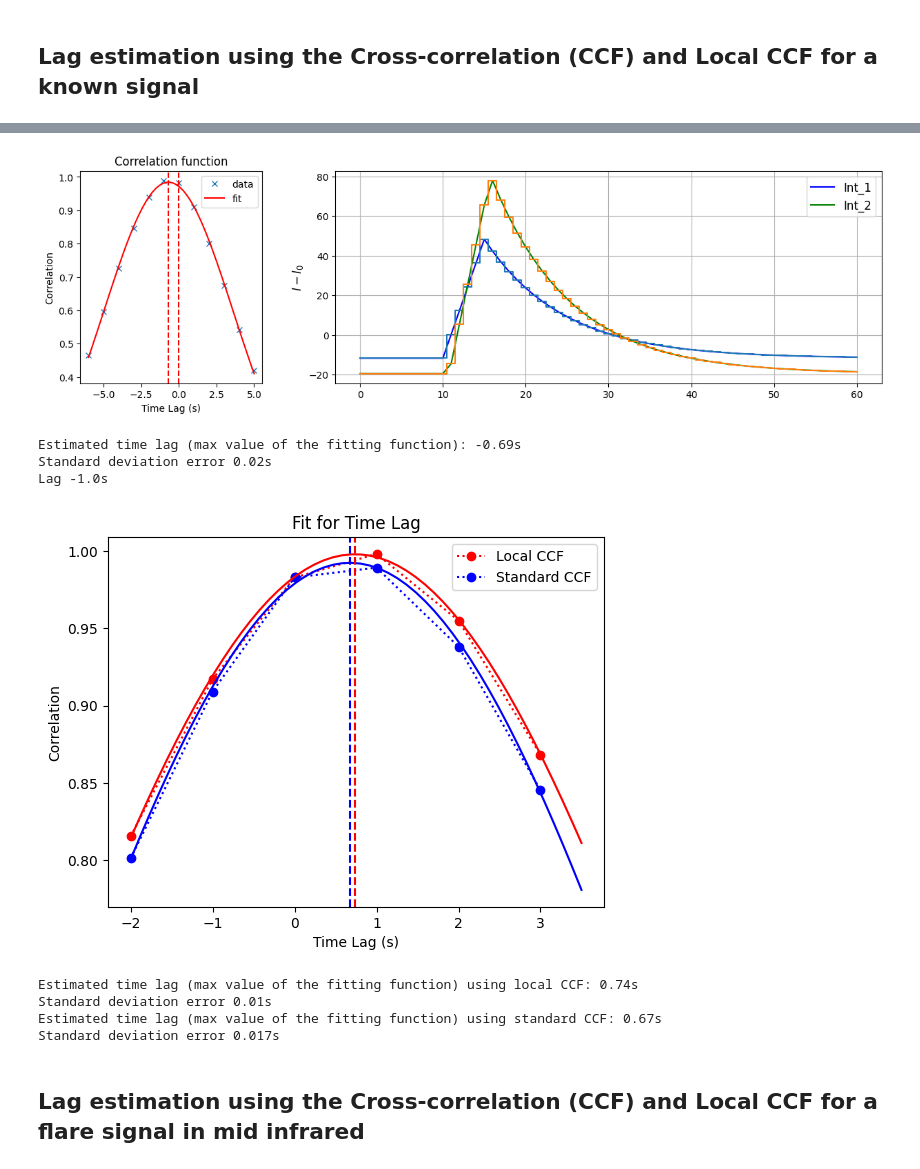
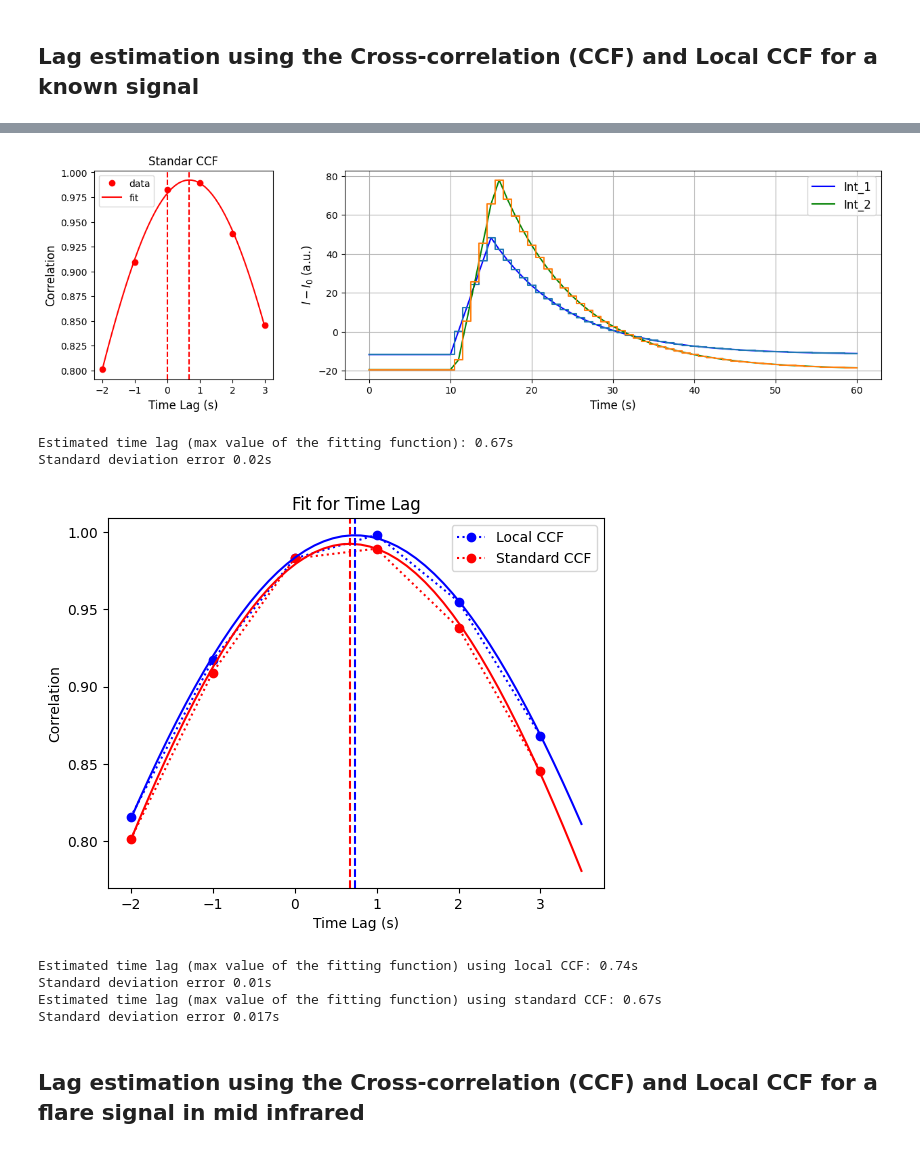
Before and after one commit to miguelrq21-spec/Delay-observations-mid-infrared-channels-in-solar-flare-footpoints, a Jupyter notebook: Code.ipynb, the cells around one changed output, grey strips where cells are left out. Saved outputs shown, nothing was run; the diff lists cells and outputs as text; code cells hidden in the pictures.

```diff
--- a/Code.ipynb
+++ b/Code.ipynb
@@ -318,5 +371,5 @@ plt.show()
 # %%
-#Using a flare function with a known lag of 0.45s:
+#Using a flare function with a known lag of 0.75s:
 #Flare light curve modeled as linear growth followed by a potencial decrese
 def flare(x,t0,h,k,a):
     r = []
@@ -339,8 +392,8 @@ def gaus(x,a,x0,sigma):
 lt=61#lenght of time series
 st=60/(lt-1) #step size in time
 na=0 #Noise Amplitude
-ns_1=6#Number of seconds to consider un the fit
-ns_2=5
+ns_1=2#Number of seconds to consider un the fit
+ns_2=3
 ttl=0.75 #theoretical time lag
 
 noise_1 = np.random.uniform(low=-na, high=na, size=(lt))
@@ -354,7 +407,7 @@ mean_Int_1=np.mean(Int_1)
 mean_Int_2=np.mean(Int_2)
 Norm=np.std(Int_1)*np.std(Int_2)*len(Int_1)
 
-correlation = signal.correlate(Int_1-mean_Int_1, Int_2-mean_Int_2, mode="full")/Norm
+correlation = signal.correlate(Int_2-mean_Int_2,Int_1-mean_Int_1,  mode="full")/Norm
 lags = signal.correlation_lags(Int_1.size, Int_2.size, mode="full")
 lag = lags[np.argmax(correlation)]
 
@@ -362,44 +415,42 @@ x=lags[round(len(lags)/2-ns_1/st):round(len(lags)/2+ns_2/st)]*st
 y=correlation[round(len(lags)/2-ns_1/st):round(len(lags)/2+ns_2/st)]
 
 #Fitting
 popt,pcov = curve_fit(gaus,x,y)
 
 #Plot
 fig = plt.figure(figsize=(15,4))
 spec = gridspec.GridSpec(ncols=2, nrows=1, width_ratios=[1, 3], height_ratios=[1])
 
 ax1 = fig.add_subplot(spec[1])
 
-ax1.set_ylabel('Time MM:SS',fontsize=12)
-ax1.set_ylabel(r'$I-I_0$',fontsize=12)
+ax1.set_xlabel('Time (s)',fontsize=12)
+ax1.set_ylabel(r'$I-I_0$ (a.u.)',fontsize=12)
 ax1.plot(t, Int_1-mean_Int_1, 'b', label='Int_1')
 ax1.step(t, Int_1-mean_Int_1, where='mid')
 ax1.plot(t, Int_2-mean_Int_2, 'g', label='Int_2')
 ax1.step(t, Int_2-mean_Int_2, where='mid')
 ax1.grid(True)
 ax1.legend(fontsize=12,loc='upper right')
 
 ax2 = fig.add_subplot(spec[0])
-ax2.plot(x,y,'x',label='data')
+ax2.plot(x,y,'ro',label='data')
 x_ls=(np.linspace(-ns_1, ns_2, num=50))
 ax2.plot(x_ls,gaus(x_ls,*popt),'r',label='fit')
 ax2.axvline(0, color='r', linestyle='--')
 ax2.axvline(popt[1], color='r', linestyle='--')
 ax2.legend()
-ax2.set_title('Correlation function')
-ax2.set_xlabel('Time Lag (s)')
-ax2.set_ylabel('Correlation')
+ax2.set_title('Standar CCF')
+ax2.set_xlabel('Time Lag (s)',fontsize=12)
+ax2.set_ylabel('Correlation',fontsize=12)
 
 plt.show()
 print(f"Estimated time lag (max value of the fitting function): {round(popt[1],2)}s")
 perr = np.sqrt(np.diag(pcov))
 print(f"Standard deviation error {round(perr[1],2)}s")
-print(f"Lag {lag*st}s")
 # %% [output]
-[figure, old version]
+[figure, new version]
-Estimated time lag (max value of the fitting function): -0.69s
+Estimated time lag (max value of the fitting function): 0.67s
 Standard deviation error 0.02s
-Lag -1.0s
 # %%
 def localCCF(x0,y0,k):
     N= len(x0)
@@ -437,8 +487,8 @@ def TlocalCCF(x0,y0):
 lt=61#lenght of time series
 st=60/(lt-1) #step size in time
 na=0 #Noise Amplitude
-ns_1=4.1#Number of seconds to consider un the fit
-ns_2=5.5
+ns_1=5#Number of seconds to consider un the fit
+ns_2=6
 ttl=0.75 #theoretical time lag
 
 noise_1 = np.random.uniform(low=-na, high=na, size=(lt))
@@ -458,7 +508,7 @@ correlation_1 = TlocalCCF(Int_1,Int_2)
 k=len(Int_1)
 lags_1 = np.arange(-k+3, k-2, 1) #Len of 95, the lag 0 is at 47
 
-#Standard CCF (used by Paulo)
+#Standard CCF
 correlation_2 = signal.correlate(Int_2-mean_Int_2, Int_1-mean_Int_1, mode="full")/Norm
 lags_2 = signal.correlation_lags(Int_2.size, Int_1.size, mode="full")
 
@@ -479,14 +529,14 @@ def gaus(x,a,x0,sigma):
 popt1,pcov1 = curve_fit(gaus,x1,y1,p0=[1,mean,sigma])
 popt2,pcov2 = curve_fit(gaus,x2,y2,p0=[1,mean,sigma])
 
-plt.plot(x1,y1,'ro:',label='Local CCF')
-plt.plot(x2,y2,'bo:',label='Standard CCF')
+plt.plot(x1,y1,'bo:',label='Local CCF')
+plt.plot(x2,y2,'ro:',label='Standard CCF')
 x_ls=np.linspace(-2, 3.5, num=50)
-plt.plot(x_ls,gaus(x_ls,*popt1),'r')
-plt.plot(x_ls,gaus(x_ls,*popt2),'b')
+plt.plot(x_ls,gaus(x_ls,*popt1),'b')
+plt.plot(x_ls,gaus(x_ls,*popt2),'r')
 #plt.axvline(0, color='g', linestyle='--')
-plt.axvline(popt1[1], color='r', linestyle='--')
-plt.axvline(popt2[1], color='b', linestyle='--')
+plt.axvline(popt1[1], color='b', linestyle='--')
+plt.axvline(popt2[1], color='r', linestyle='--')
 plt.legend(loc= 'upper right')
 plt.title('Fit for Time Lag')
 plt.xlabel('Time Lag (s)')
@@ -501,7 +551,7 @@ print(f"Estimated time lag (max value of the fitting function) using standard CC
 perr = np.sqrt(np.diag(pcov2))
 print(f"Standard deviation error {round(perr[1],3)}s")
 # %% [output]
-[figure, old version]
+[figure, new version]
 Estimated time lag (max value of the fitting function) using local CCF: 0.74s
 Standard deviation error 0.01s
 Estimated time lag (max value of the fitting function) using standard CCF: 0.67s
```
Also changed, not shown: parts of 30 cells of this notebook.
